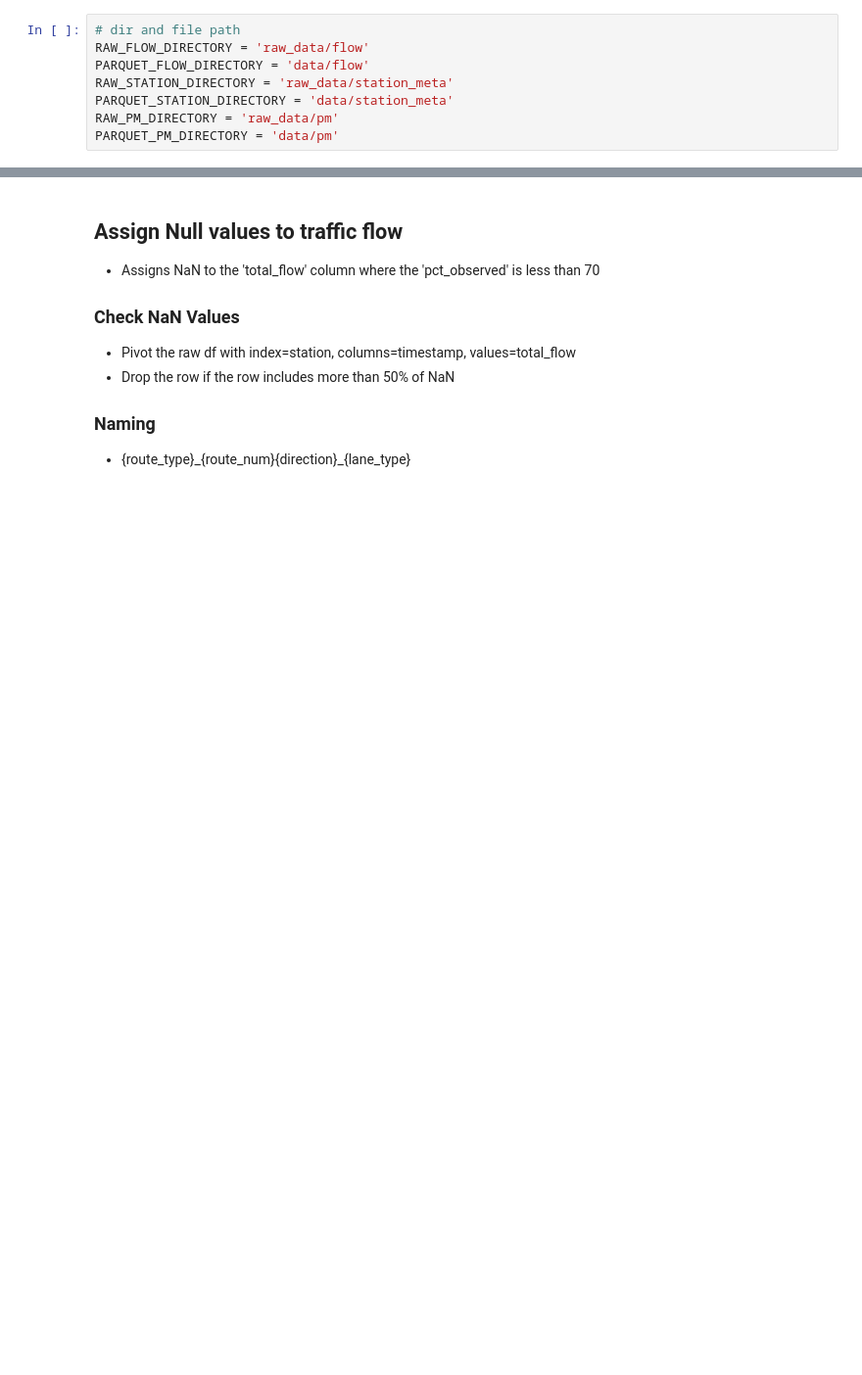
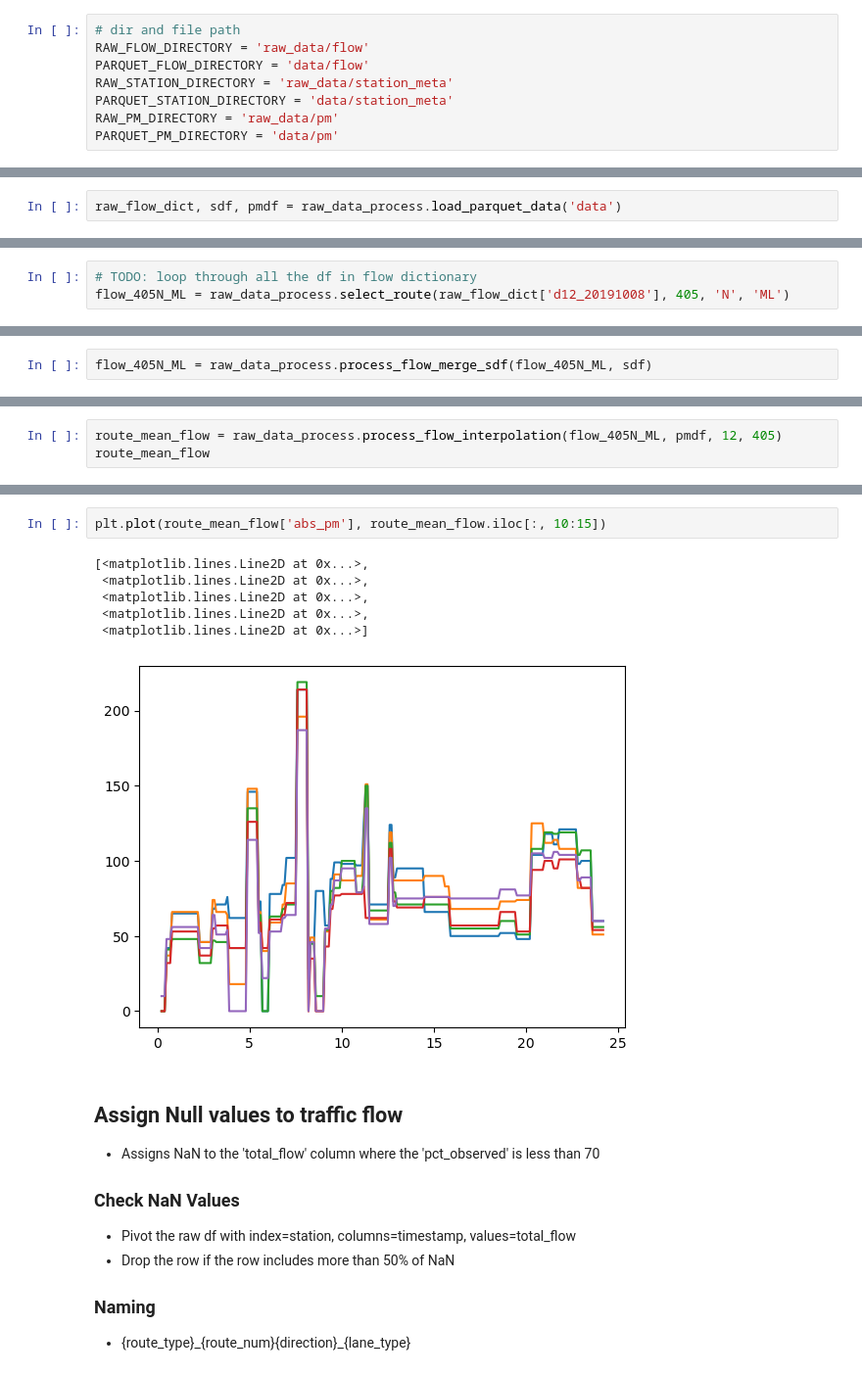
Before and after one commit to yujen-chen/d12-pems-analysis, a Jupyter notebook: rawdata.ipynb, the cells around one changed output, grey strips where cells are left out. Shown: that part at 98% size. Saved outputs shown, nothing was run; the diff lists cells and outputs as text; blank space fills up the shorter version.

Commit message:
finished basic functions in data processor

```diff
--- a/rawdata.ipynb
+++ b/rawdata.ipynb
@@ -247,0 +33,2 @@ Index(['timestamp', 'station', 'district', 'freeway_num', 'direction',
+# %%
+raw_flow_dict, sdf, pmdf = raw_data_process.load_parquet_data('data')
@@ -247,0 +52,3 @@ Index(['timestamp', 'station', 'district', 'freeway_num', 'direction',
+# %%
+# TODO: loop through all the df in flow dictionary
+flow_405N_ML = raw_data_process.select_route(raw_flow_dict['d12_20191008'], 405, 'N', 'ML')
@@ -247,0 +71,2 @@ Index(['timestamp', 'station', 'district', 'freeway_num', 'direction',
+# %%
+flow_405N_ML = raw_data_process.process_flow_merge_sdf(flow_405N_ML, sdf)
@@ -247,0 +88,3 @@ Index(['timestamp', 'station', 'district', 'freeway_num', 'direction',
+# %%
+route_mean_flow = raw_data_process.process_flow_interpolation(flow_405N_ML, pmdf, 12, 405)
+route_mean_flow
@@ -248,3 +105,12 @@ Index(['timestamp', 'station', 'district', 'freeway_num', 'direction',
+# %%
+plt.plot(route_mean_flow['abs_pm'], route_mean_flow.iloc[:, 10:15])
+# %% [output]
+[<matplotlib.lines.Line2D at 0x...>,
+ <matplotlib.lines.Line2D at 0x...>,
+ <matplotlib.lines.Line2D at 0x...>,
+ <matplotlib.lines.Line2D at 0x...>,
+ <matplotlib.lines.Line2D at 0x...>]
+[figure, added]
 # %% [markdown]
 ## Assign Null values to traffic flow
 
```
Also changed, not shown: parts of 55 cells of this notebook, 4 other files.
